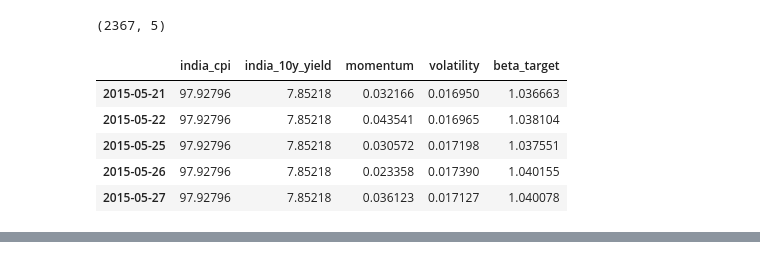
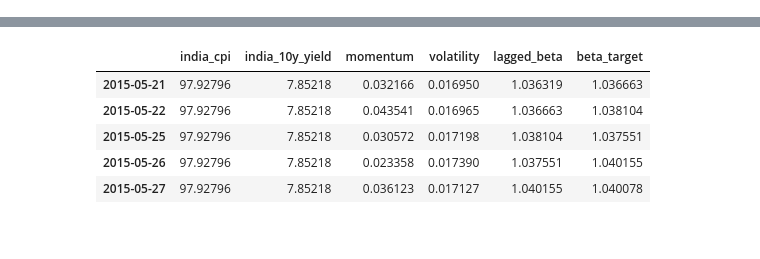
Before and after one commit to adt-kmr/neural-capm, a Jupyter notebook: notebooks/04_lstm_beta_training.ipynb, the cells around one changed output, grey strips where cells are left out. Cells and saved outputs as stored; diff of their text form; code cells hidden in the pictures.

```diff
--- a/notebooks/04_lstm_beta_training.ipynb
+++ b/notebooks/04_lstm_beta_training.ipynb
@@ -2,26 +2,30 @@
 import sys
 sys.path.insert(0, "..")
 
+import numpy as np
 import pandas as pd
-import numpy as np
+import matplotlib.pyplot as plt
+import torch
+import torch.nn as nn
+
+from neural_capm.data.loaders import load_price_series, compute_returns
+from neural_capm.data.preprocessing import build_full_feature_matrix
 from neural_capm.evaluation.backtest import chronological_split
-from neural_capm.models.sequence_prep import create_sequences
+from neural_capm.models.sequence_prep import FeatureScaler, create_delta_sequences
+from neural_capm.models.lstm_beta import LSTMBetaPredictor
 
-reliance_matrix = pd.read_csv("../data/processed/RELIANCE_NS_feature_matrix.csv", index_col=0, parse_dates=True)
-print(reliance_matrix.shape)
-reliance_matrix.head()
+torch.manual_seed(42)
+np.random.seed(42)
-# %% [output]
-(2367, 5)
-|  | india_cpi | india_10y_yield | momentum | volatility | beta_target |
-| 2015-05-21 | 97.92796 | 7.85218 | 0.032166 | 0.016950 | 1.036663 |
-| 2015-05-22 | 97.92796 | 7.85218 | 0.043541 | 0.016965 | 1.038104 |
-| 2015-05-25 | 97.92796 | 7.85218 | 0.030572 | 0.017198 | 1.037551 |
-| 2015-05-26 | 97.92796 | 7.85218 | 0.023358 | 0.017390 | 1.040155 |
-| 2015-05-27 | 97.92796 | 7.85218 | 0.036123 | 0.017127 | 1.040078 |
 # %%
-train_df, val_df, test_df = chronological_split(reliance_matrix, train_end="2021-12-31", val_end="2022-12-31")
+reliance_prices = load_price_series("RELIANCE.NS")
+reliance_ret = compute_returns(reliance_prices)
 
-print("Train:", train_df.shape, train_df.index.min(), "to", train_df.index.max())
-print("Val:  ", val_df.shape, val_df.index.min(), "to", val_df.index.max())
-print("Test: ", test_df.shape, test_df.index.min(), "to", test_df.index.max())
+index_prices = load_price_series("^NSEI")
+index_ret = compute_returns(index_prices)
+
+reliance_matrix = build_full_feature_matrix(reliance_ret, index_ret)
+reliance_matrix.to_csv("../data/processed/RELIANCE_NS_feature_matrix.csv")
+
+print(reliance_matrix.shape)
+reliance_matrix.head()
 # %% [output]
@@ -31 +33,7 @@ Test:  (490, 5) 2023-01-02 00:00:00 to 2024-12-30 00:00:00
+|  | india_cpi | india_10y_yield | momentum | volatility | lagged_beta | beta_target |
+| 2015-05-21 | 97.92796 | 7.85218 | 0.032166 | 0.016950 | 1.036319 | 1.036663 |
+| 2015-05-22 | 97.92796 | 7.85218 | 0.043541 | 0.016965 | 1.036663 | 1.038104 |
+| 2015-05-25 | 97.92796 | 7.85218 | 0.030572 | 0.017198 | 1.038104 | 1.037551 |
+| 2015-05-26 | 97.92796 | 7.85218 | 0.023358 | 0.017390 | 1.037551 | 1.040155 |
+| 2015-05-27 | 97.92796 | 7.85218 | 0.036123 | 0.017127 | 1.040155 | 1.040078 |
 # %%
```
Also changed, not shown: parts of 11 cells of this notebook, 3 other files.
